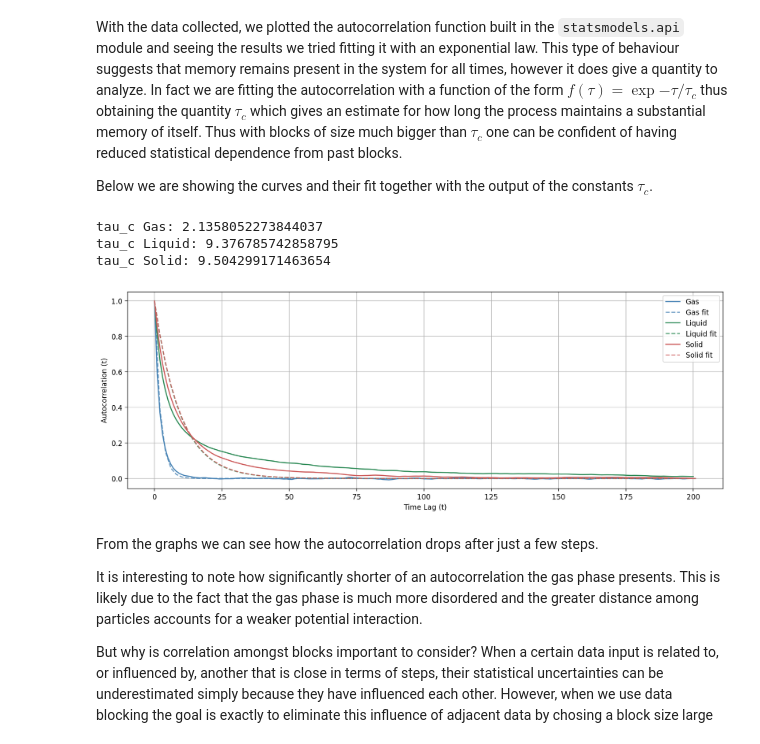
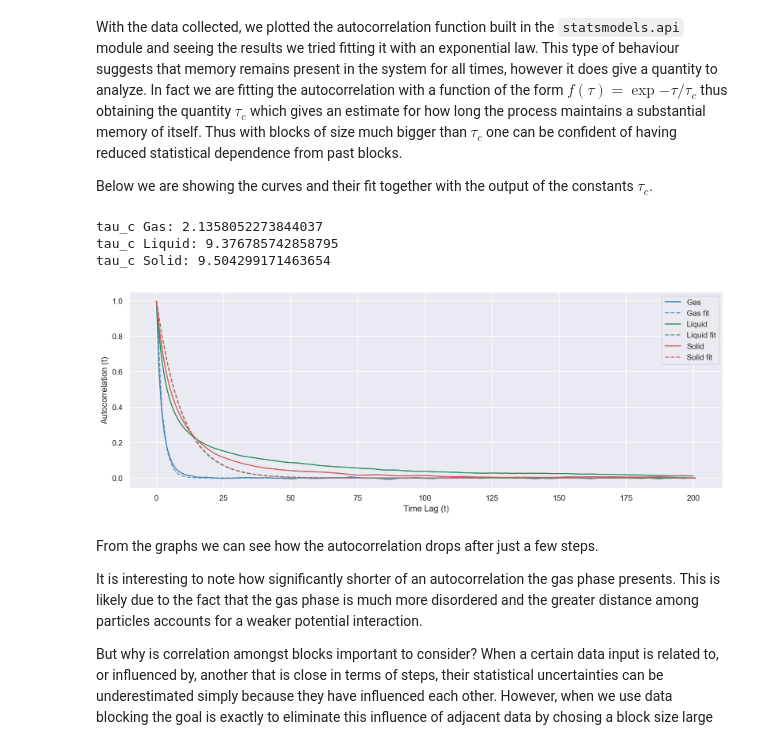
Before and after one commit to tommasoperitoree/Numerical_Simulation_Laboratory, a Jupyter notebook: LSN_07/LSN_07.ipynb, the cells around one changed output. Cells and saved outputs as stored; diff of their text form; code cells hidden in the pictures.

```diff
--- a/LSN_07/LSN_07.ipynb
+++ b/LSN_07/LSN_07.ipynb
@@ -12,6 +12,8 @@ import statsmodels.api as sm
 import numpy as np
 
 %config InlineBackend.figure_format = 'retina'
+import seaborn as sns
+sns.set_theme(style='darkgrid')
 
 phase = ["Gas" , "Liquid" , "Solid"]
 data_import = ["gas_instant" , "liquid_instant" , "solid_instant"]
@@ -150,35 +152,35 @@ def plot_autocorrelation(data, label, color):
 
 	# tau formula
 	tau = 1 / b_fit
 	print('tau_c {}: {}'.format(label, tau))
 
 	# fit function points generaiton
 	x_fit = np.linspace(0, len(acorr), 100)
 	y_fit = exponential(x_fit, a_fit, b_fit)
 
 	# plot
 	plt.plot(x, acorr, label = label, c = color)
 	plt.plot(x_fit, y_fit, label = label + ' fit', c = color, ls = '--', alpha = 0.8)
 
 
 plt.figure(figsize = (15, 5))
 
 # plot autocorrelation
 for i in range (0,3) :
 	plot_autocorrelation(data_import[i], phase[i], colors[i])
 
 # plot formatting
 plt.ylabel('Autocorrelation (t)')
 plt.xlabel('Time Lag (t)')
-plt.grid()
+plt.grid(True)
 plt.legend()
 
 plt.show()
 # %% [output]
 tau_c Gas: 2.1358052273844037
 tau_c Liquid: 9.376785742858795
 tau_c Solid: 9.504299171463654
-[figure, old version]
+[figure, new version]
 # %% [markdown]
 From the graphs we can see how the autocorrelation drops after just a few steps.
 
```
Also changed, not shown: parts of 4 cells of this notebook.
